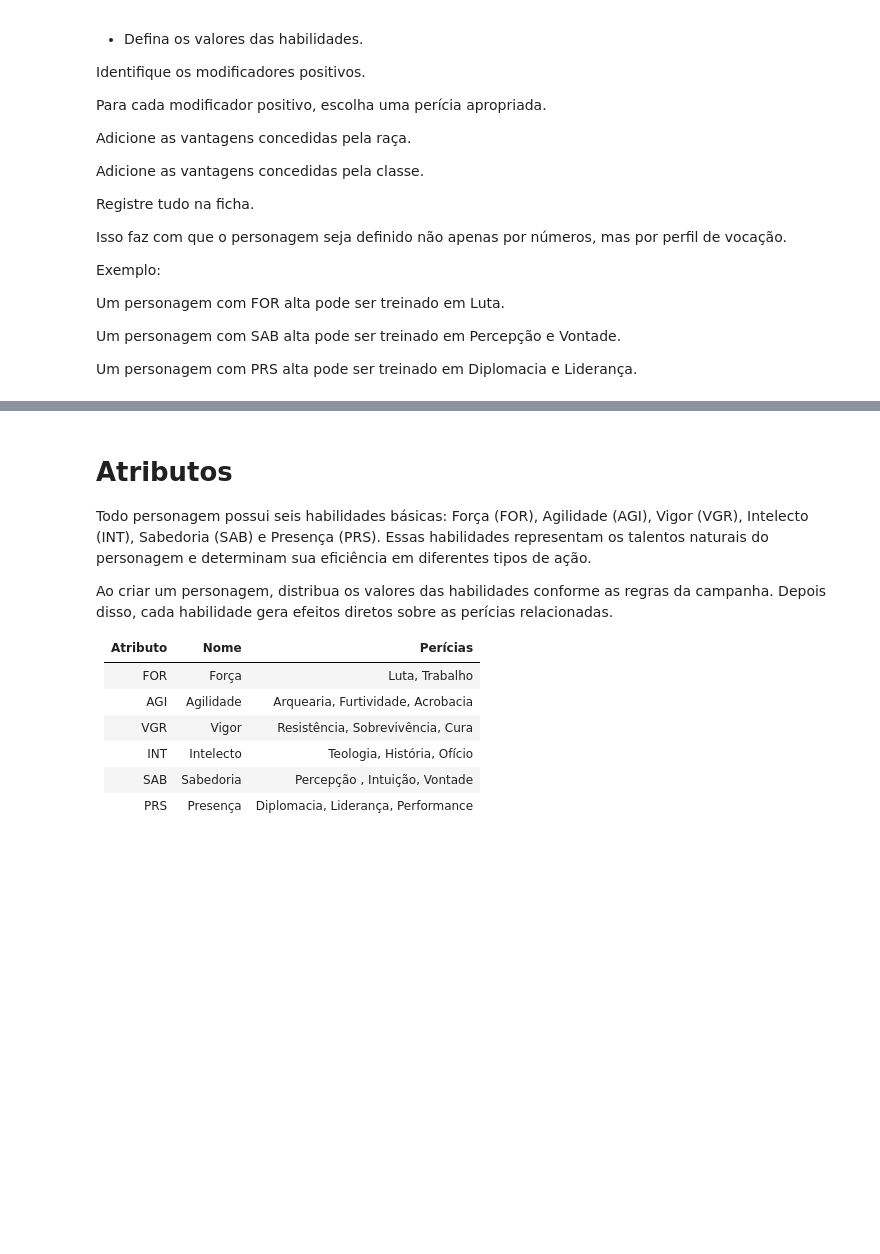
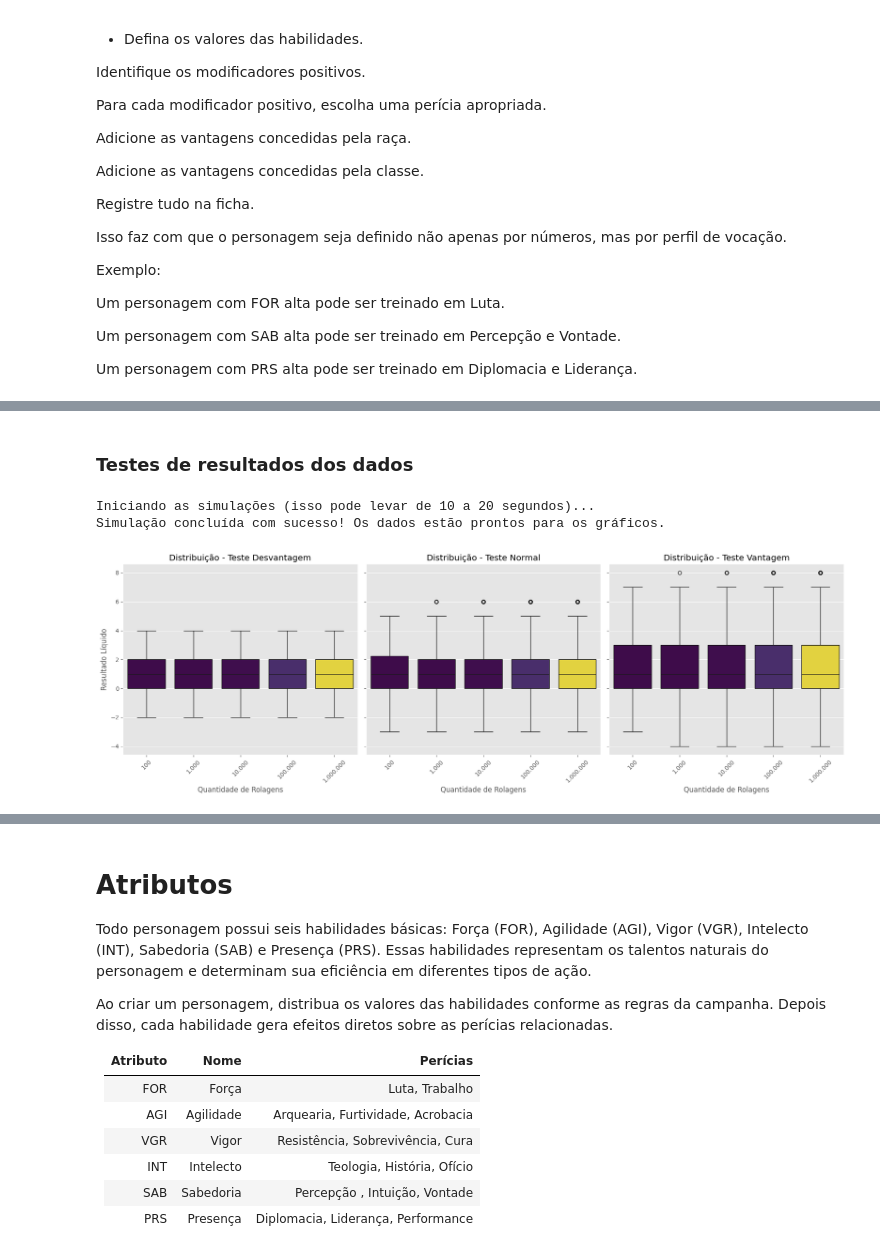
Before and after one commit to Mateus-cpa/estudos_b-blicos, a Jupyter notebook: rpg/rpg_biblico.ipynb, the cells around one changed output, grey strips where cells are left out. Saved outputs shown, nothing was run; the diff lists cells and outputs as text; code cells hidden in the pictures; blank space fills up the shorter version.

Commit message:
:wrench: text: organiza e testa sistema de testes, apresentando resultados.

```diff
--- a/rpg/rpg_biblico.ipynb
+++ b/rpg/rpg_biblico.ipynb
@@ -501,0 +325,2 @@ Assim, Eliab não é só “bom em religião”: ele se torna um personagem com
+# %% [markdown]
+### Testes de resultados dos dados
@@ -501,0 +371,63 @@ Assim, Eliab não é só “bom em religião”: ele se torna um personagem com
+# %%
+# Configurações da simulação
+quantidades = [100, 1000, 10000, 100000, 1000000]
+tipos_teste = {2: "Desvantagem", 3: "Normal", 4: "Vantagem"}
+
+resultados_gerais = []
+taxas_sucesso = {nome: [] for nome in tipos_teste.values()}
+
+print("Iniciando as simulações (isso pode levar de 10 a 20 segundos)...")
+
+# Executando simulação
+for q in quantidades:
+    for tipo, nome in tipos_teste.items():
+        sucessos = 0
+        for _ in range(q):
+            res = realizar_rolagem(tipo)
+            # Armazena os dados para os boxplots
+            resultados_gerais.append({'Quantidade': q, 'Teste': nome, 'Resultado Líquido': res})
+
+            # Conta os sucessos para o gráfico de linhas
+            if res > 0:
+                sucessos += 1
+
+        taxa = (sucessos / q) * 100
+        taxas_sucesso[nome].append(taxa)
+
+df_resultados = pd.DataFrame(resultados_gerais)
+print("Simulação concluída com sucesso! Os dados estão prontos para os gráficos.")
+# %% [output]
+Iniciando as simulações (isso pode levar de 10 a 20 segundos)...
+Simulação concluída com sucesso! Os dados estão prontos para os gráficos.
+# %%
+# Configurações visuais do Boxplot
+plt.style.use('ggplot')
+fig, axes = plt.subplots(1, 3, figsize=(18, 6), sharey=True)
+
+tipos = ["Desvantagem", "Normal", "Vantagem"]
+
+for i, nome in enumerate(tipos):
+    df_filtrado = df_resultados[df_resultados['Teste'] == nome]
+
+    # CORREÇÃO APLICADA AQUI: hue='Quantidade' e legend=False adicionados
+    sns.boxplot(data=df_filtrado, x='Quantidade', y='Resultado Líquido', hue='Quantidade',
+                ax=axes[i], palette="viridis", legend=False)
+
+    axes[i].set_title(f'Distribuição - Teste {nome}')
+    axes[i].set_xlabel('Quantidade de Rolagens')
+
+    # Coloca o rótulo do eixo Y apenas no primeiro gráfico
+    if i == 0:
+        axes[i].set_ylabel('Resultado Líquido')
+    else:
+        axes[i].set_ylabel('')
+
+    # Formata os labels do eixo X (ex: 1.000, 10.000)
+    labels = [f'{q:,}'.replace(',', '.') for q in quantidades]
+    axes[i].set_xticks(range(len(quantidades)))
+    axes[i].set_xticklabels(labels, rotation=45)
+
+plt.tight_layout()
+plt.show()
+# %% [output]
+[figure, added]
```
Also changed, not shown: parts of 27 cells of this notebook.
